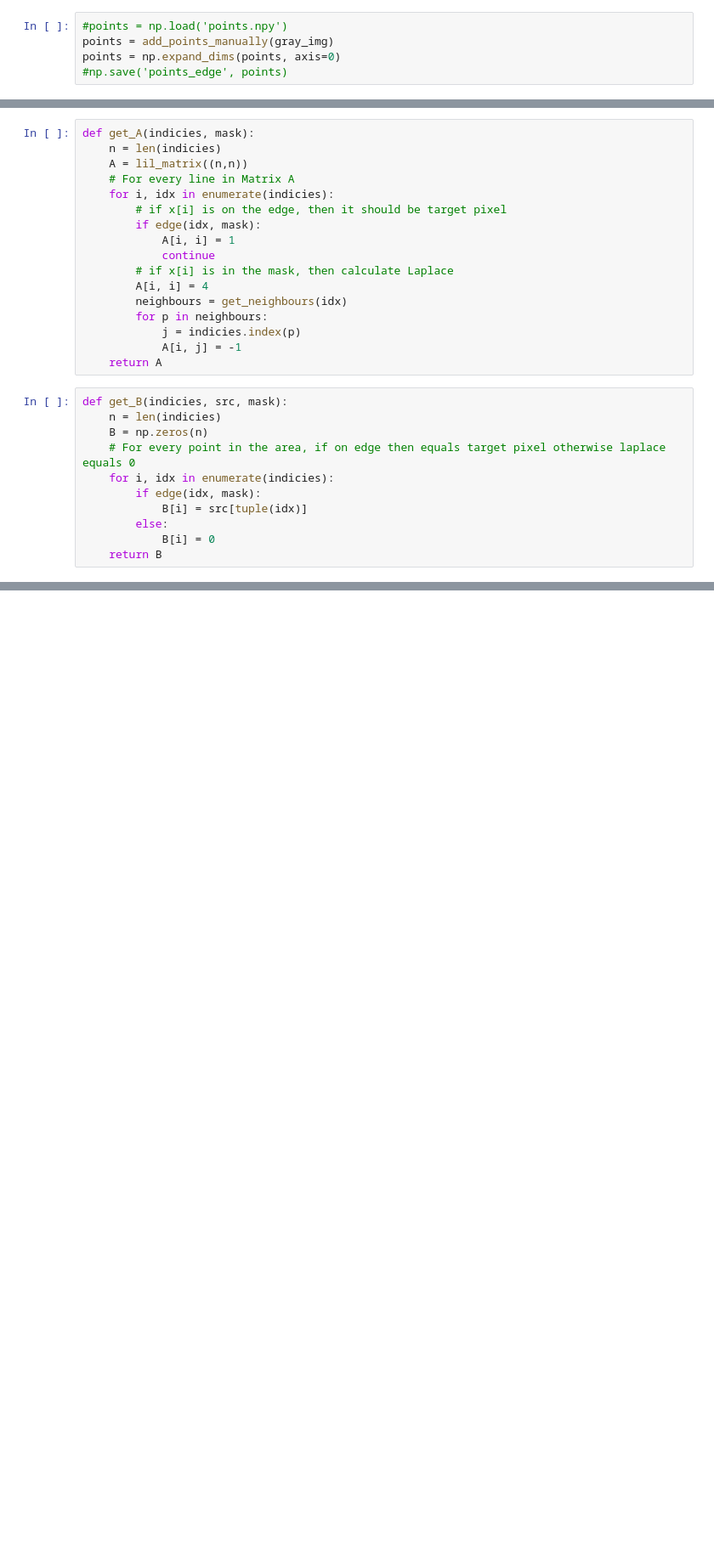
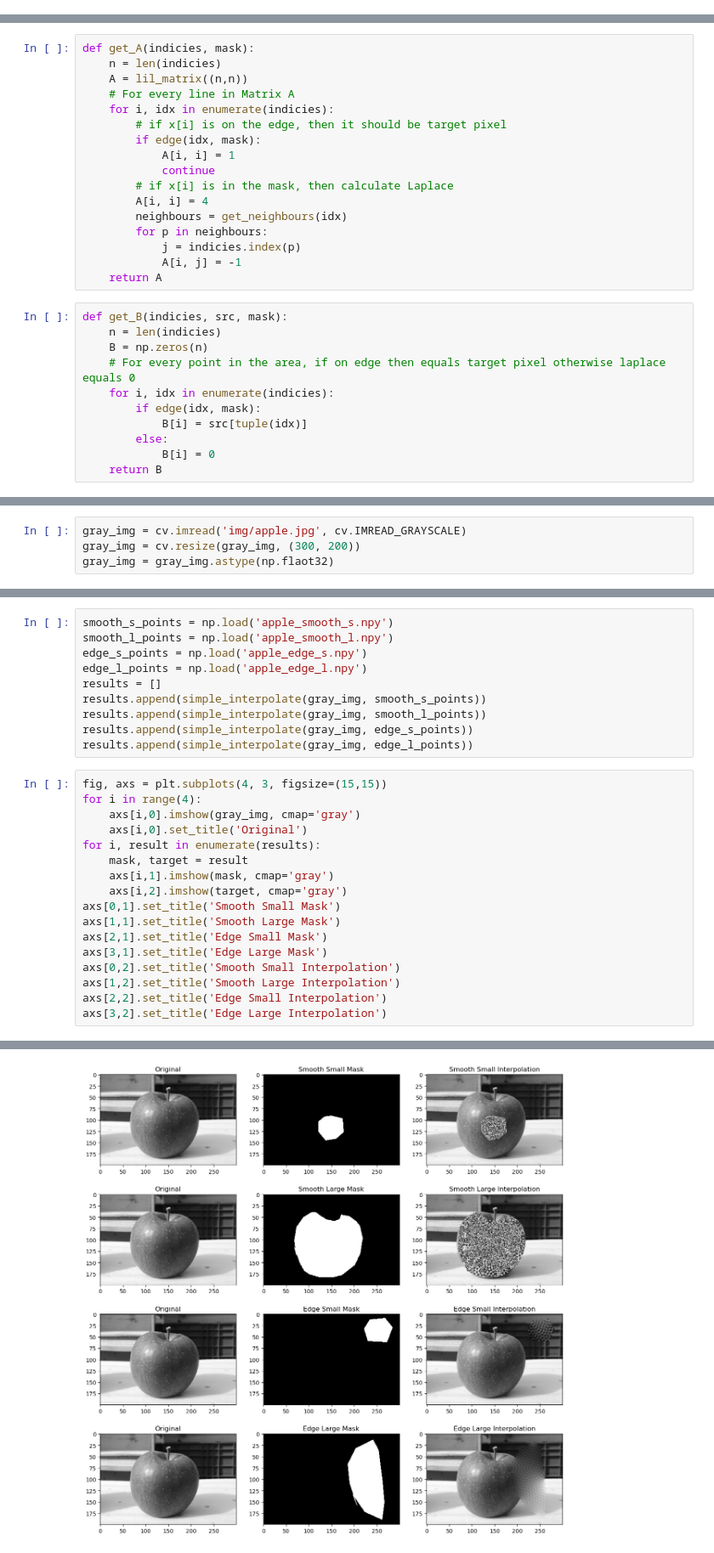
Before and after one commit to Kim-Xerxes/Poisson-Image-Editing, a Jupyter notebook: CW3.ipynb, the cells around one changed output, grey strips where cells are left out. Shown at 85% size. Saved outputs shown, nothing was run; the diff lists cells and outputs as text; blank space fills up the shorter version.

```diff
--- a/CW3.ipynb
+++ b/CW3.ipynb
@@ -29,5 +25,0 @@ gray_img = cv.resize(gray_img, (300, 200))
-# %%
-#points = np.load('points.npy')
-points = add_points_manually(gray_img)
-points = np.expand_dims(points, axis=0)
-#np.save('points_edge', points)
@@ -96,0 +83,4 @@ plt.imshow(target, cmap='gray')
+# %%
+gray_img = cv.imread('img/apple.jpg', cv.IMREAD_GRAYSCALE)
+gray_img = cv.resize(gray_img, (300, 200))
+gray_img = gray_img.astype(np.flaot32)
@@ -96,0 +91,28 @@ plt.imshow(target, cmap='gray')
+# %%
+smooth_s_points = np.load('apple_smooth_s.npy')
+smooth_l_points = np.load('apple_smooth_l.npy')
+edge_s_points = np.load('apple_edge_s.npy')
+edge_l_points = np.load('apple_edge_l.npy')
+results = []
+results.append(simple_interpolate(gray_img, smooth_s_points))
+results.append(simple_interpolate(gray_img, smooth_l_points))
+results.append(simple_interpolate(gray_img, edge_s_points))
+results.append(simple_interpolate(gray_img, edge_l_points))
+# %%
+fig, axs = plt.subplots(4, 3, figsize=(15,15))
+for i in range(4):
+    axs[i,0].imshow(gray_img, cmap='gray')
+    axs[i,0].set_title('Original')
+for i, result in enumerate(results):
+    mask, target = result
+    axs[i,1].imshow(mask, cmap='gray')
+    axs[i,2].imshow(target, cmap='gray')
+axs[0,1].set_title('Smooth Small Mask')
+axs[1,1].set_title('Smooth Large Mask')
+axs[2,1].set_title('Edge Small Mask')
+axs[3,1].set_title('Edge Large Mask')
+axs[0,2].set_title('Smooth Small Interpolation')
+axs[1,2].set_title('Smooth Large Interpolation')
+axs[2,2].set_title('Edge Small Interpolation')
+axs[3,2].set_title('Edge Large Interpolation')
+# %% [output]
@@ -96,0 +120 @@ plt.imshow(target, cmap='gray')
+[figure, added]
```
Also changed, not shown: parts of 22 cells of this notebook, 1 other file.
